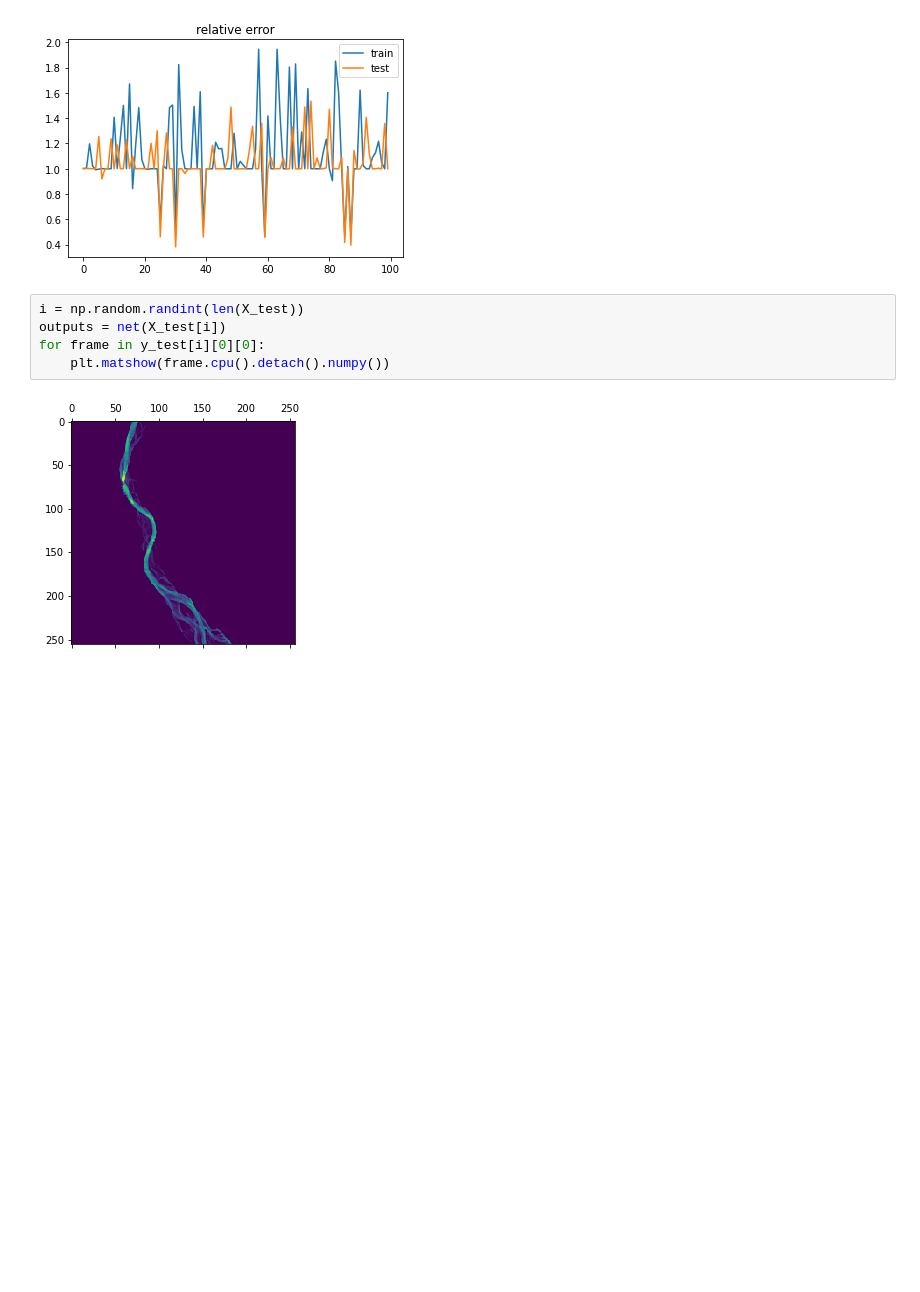
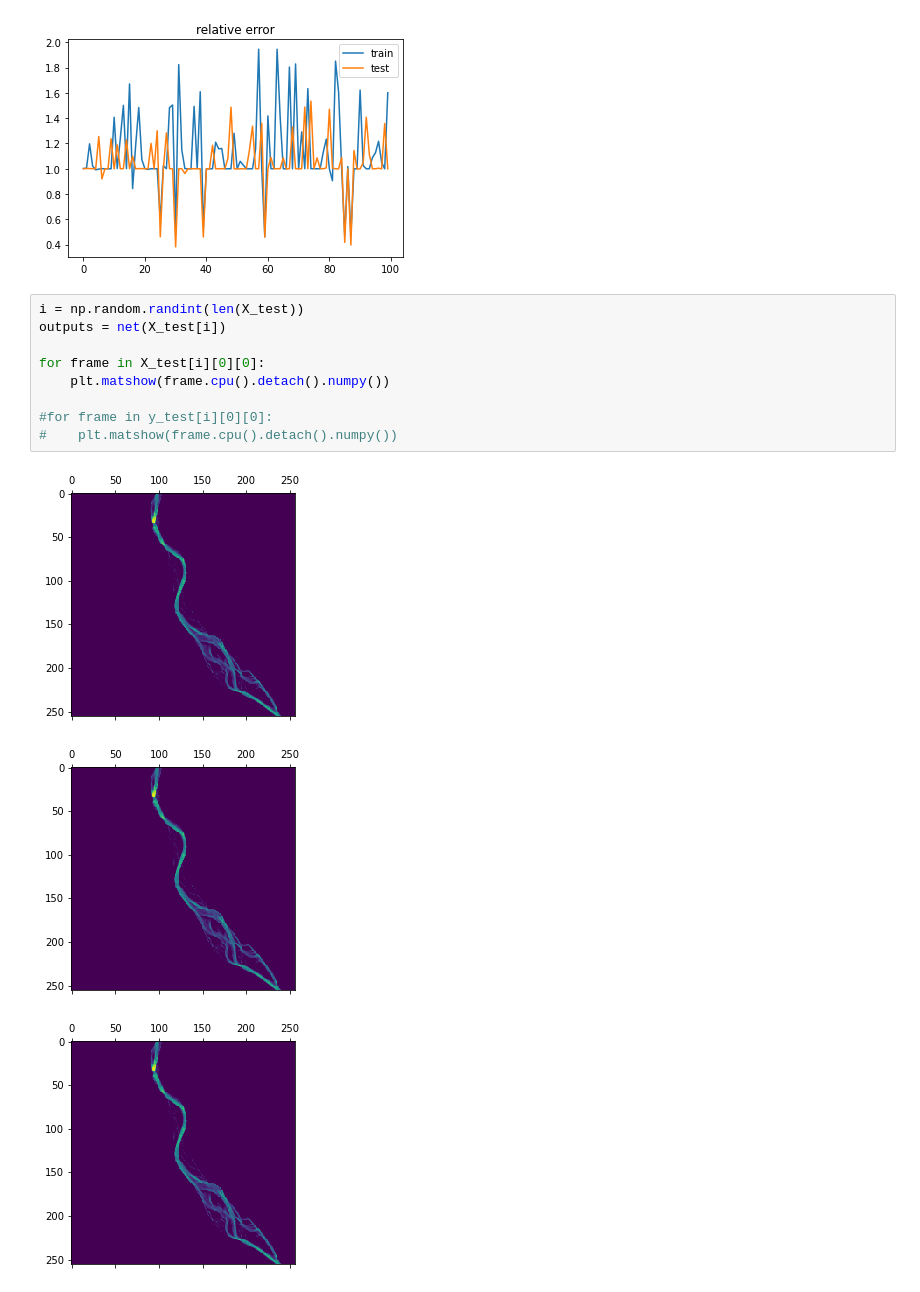
Before and after one commit to halixness/deepSWE, a Jupyter notebook: torch_resnet_ae.ipynb, the cells around one changed output. Cells and saved outputs as stored; diff of their text form; blank space fills up the shorter version.

```diff
--- a/torch_resnet_ae.ipynb
+++ b/torch_resnet_ae.ipynb
@@ -333,7 +333,13 @@ pass
 # %%
 i = np.random.randint(len(X_test))
 outputs = net(X_test[i])
-for frame in y_test[i][0][0]:
+
+for frame in X_test[i][0][0]:
     plt.matshow(frame.cpu().detach().numpy())
+
+#for frame in y_test[i][0][0]:
+#    plt.matshow(frame.cpu().detach().numpy())
 # %% [output]
-[figure, old version]
+[figure, new version]
+[figure, added]
+[figure, added]
```
Also changed, not shown: parts of 4 cells of this notebook, 1 other file.
